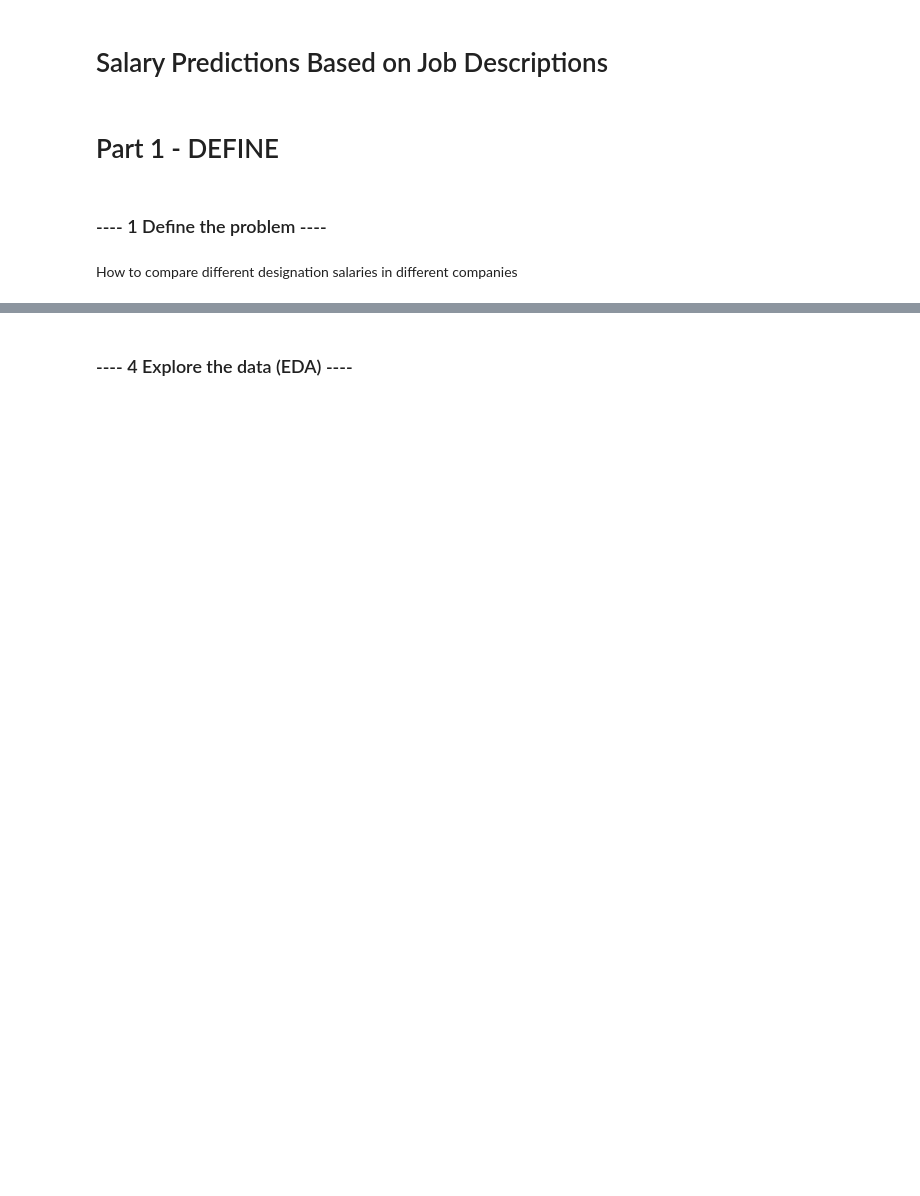
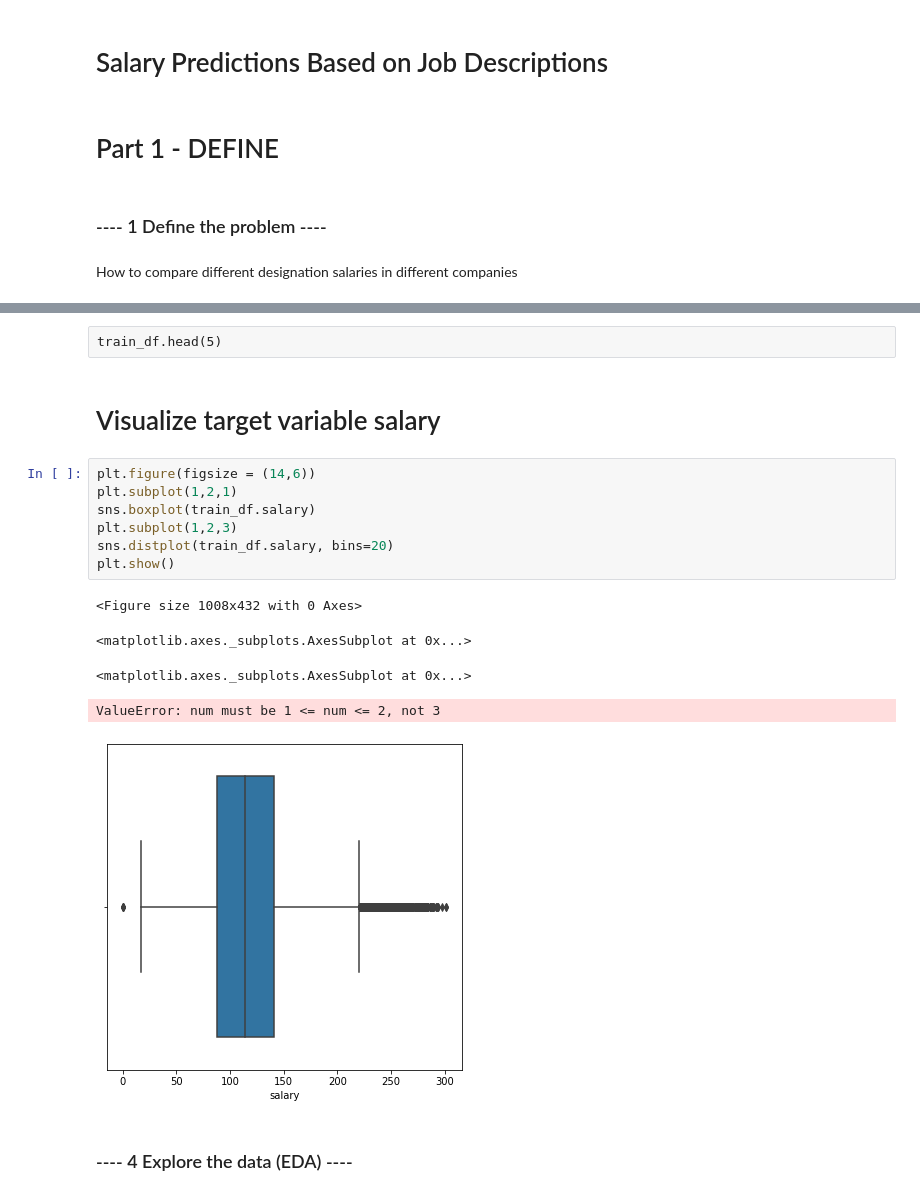
Before and after one commit to amsskumar/salarypredictionportfolio, a Jupyter notebook: Salary Prediction Notebook.ipynb, the cells around one changed output, grey strips where cells are left out. Cells and saved outputs as stored; diff of their text form; blank space fills up the shorter version.

```diff
--- a/Salary Prediction Notebook.ipynb
+++ b/Salary Prediction Notebook.ipynb
@@ -94,2 +213,19 @@ dtype: object
+# %% [raw]
+train_df.head(5)
+# %% [markdown]
+# Visualize target variable salary
+# %%
+plt.figure(figsize = (14,6))
+plt.subplot(1,2,1)
+sns.boxplot(train_df.salary)
+plt.subplot(1,2,3)
+sns.distplot(train_df.salary, bins=20)
+plt.show()
+# %% [output]
+<Figure size 1008x432 with 0 Axes>
+<matplotlib.axes._subplots.AxesSubplot at 0x...>
+<matplotlib.axes._subplots.AxesSubplot at 0x...>
+ValueError: num must be 1 <= num <= 2, not 3
+[figure, added]
 # %% [markdown]
 ### ---- 4 Explore the data (EDA) ----
```
Also changed, not shown: parts of 93 cells of this notebook, 1 other file.
